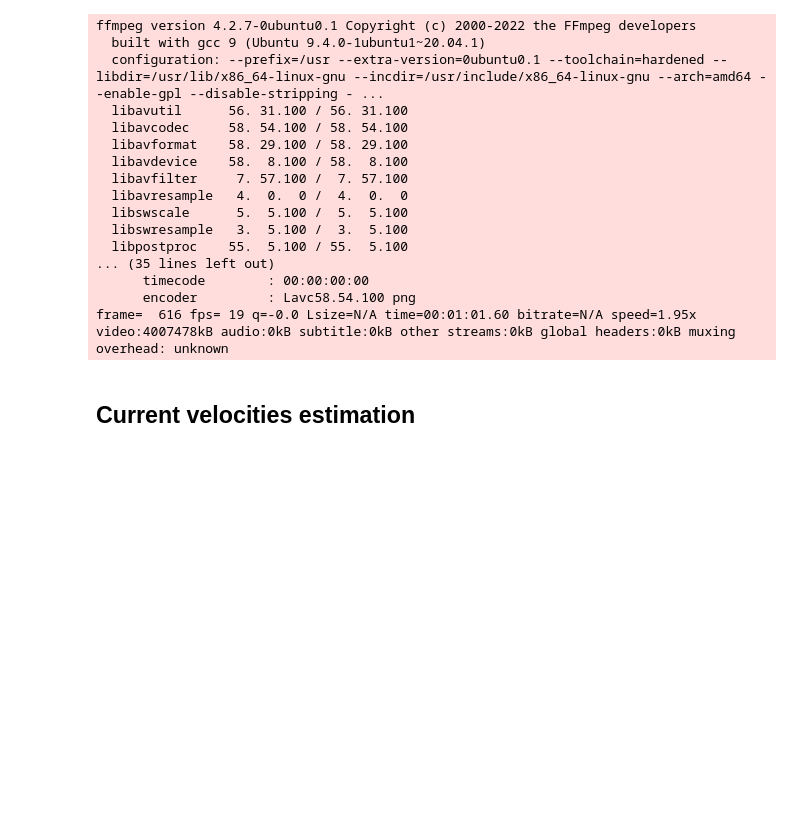
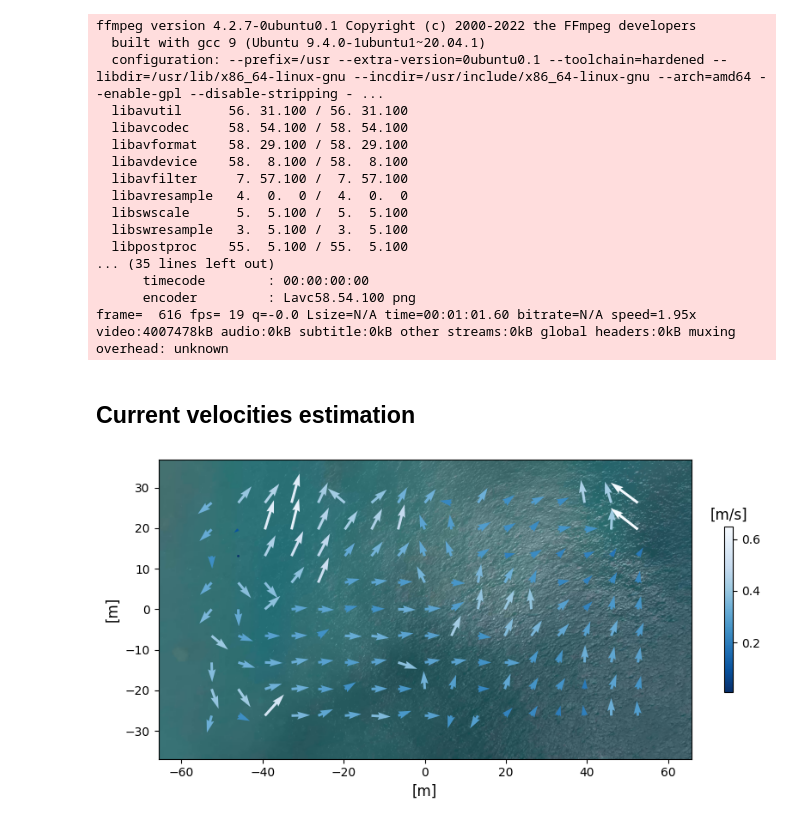
Before and after one commit to leguillf/MP4toCurrents, a Jupyter notebook: main.ipynb, the cells around one changed output. Saved outputs shown, nothing was run; the diff lists cells and outputs as text; code cells hidden in the pictures; blank space fills up the shorter version.

Commit message:
Add diags script

```diff
--- a/main.ipynb
+++ b/main.ipynb
@@ -67,3 +86,8 @@ if not os.path.exists(dir_out):
     os.makedirs(dir_out)
 # %%
 wda.run_current_estimation(f'{dir_tmp}/data.nc', num_pixels, ulim, vlim, du, dv, accuracy, w0, w1, num_threads, norm, f'{dir_out}/{file_out}')
+# %%
+%matplotlib inline
+diags.plot_current_map(png_files_pattern, resolution_movie, f'{dir_out}/{file_out}')
+# %% [output]
+[figure, added]
```
Also changed, not shown: parts of 2 cells of this notebook.
